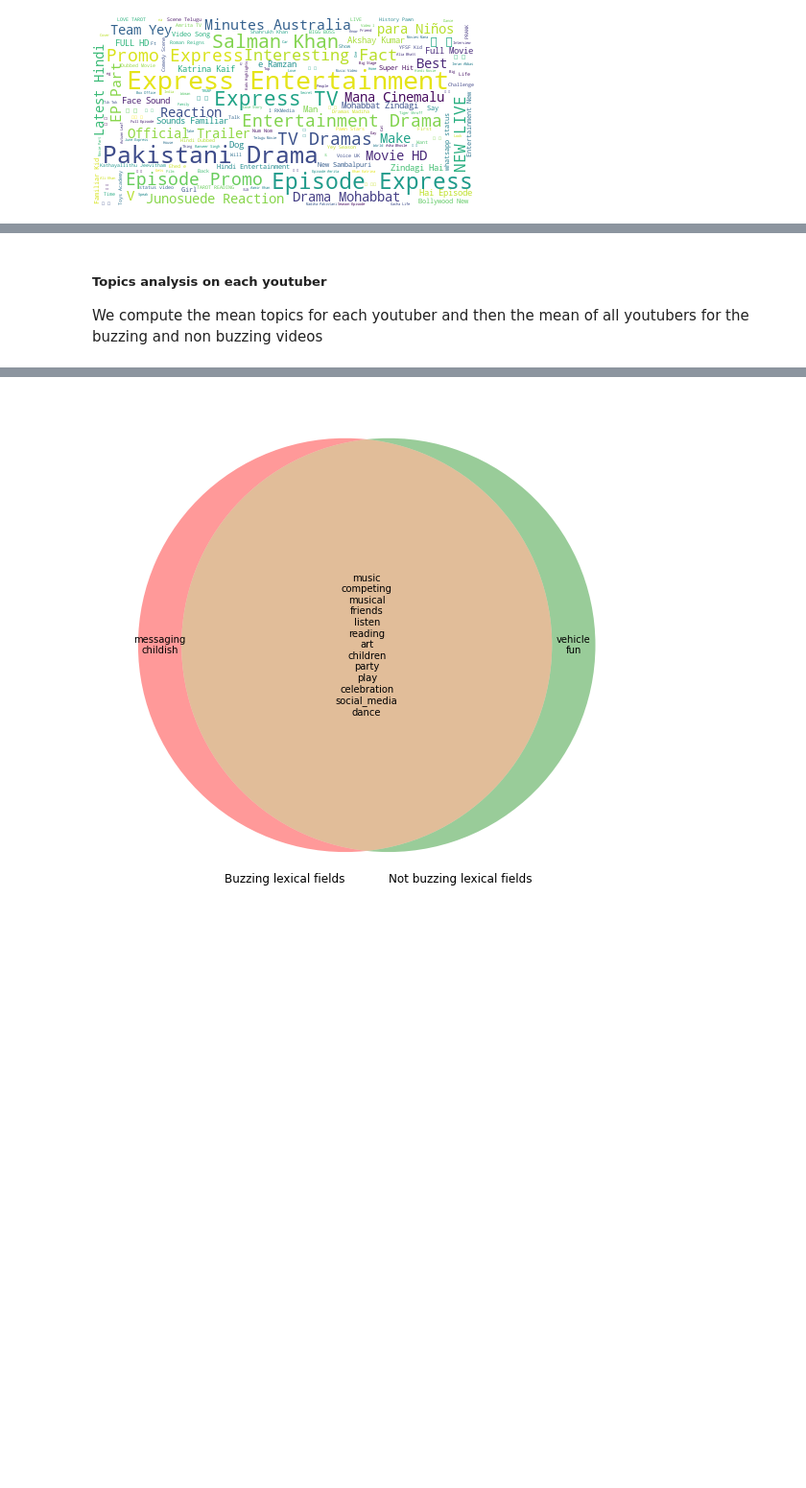
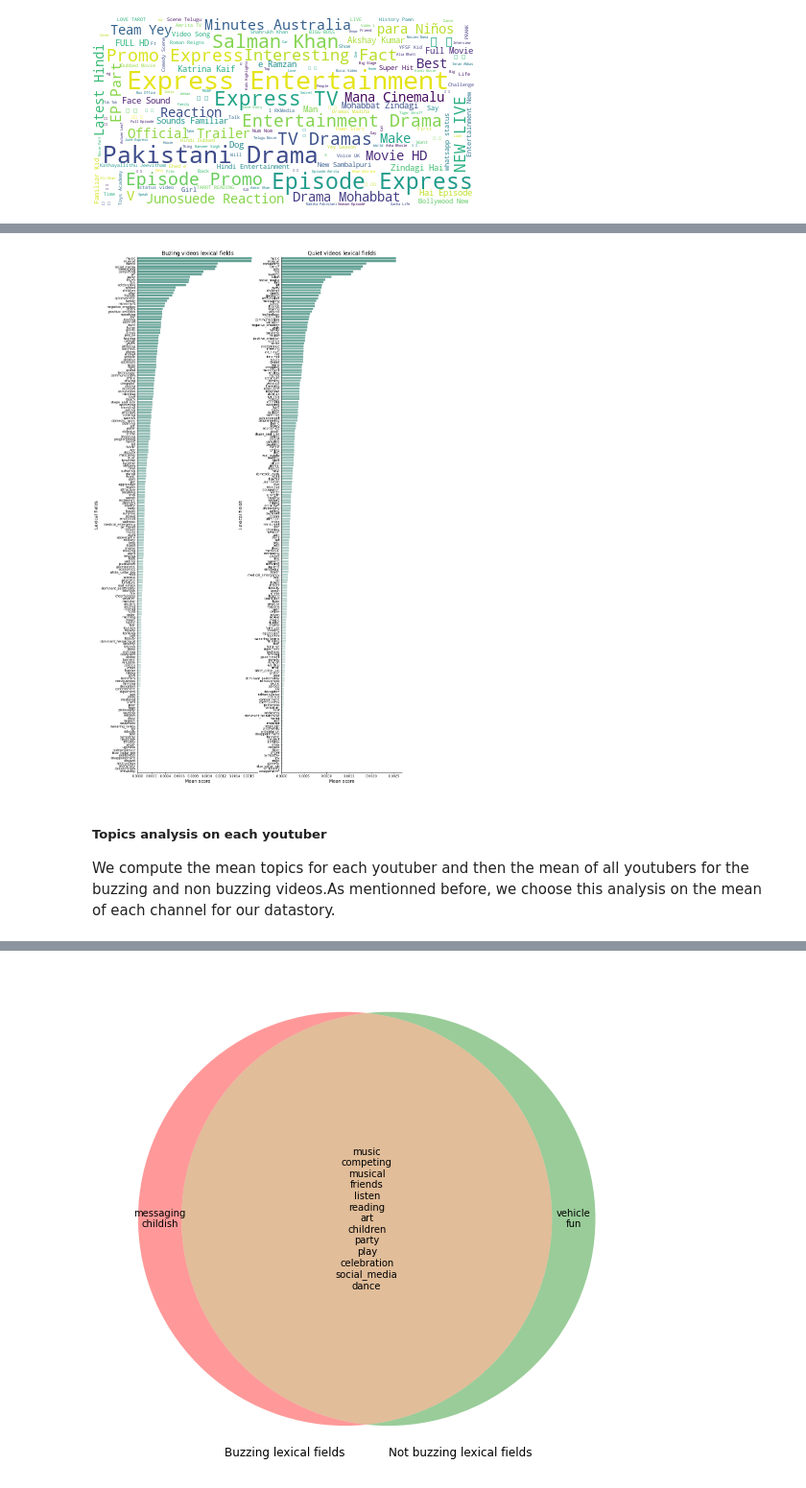
Before and after one commit to epfl-ada/ada-2022-project-croquemadame, a Jupyter notebook: P3/P3.ipynb, the cells around one changed output, grey strips where cells are left out. Shown at 96% size. Saved outputs shown, nothing was run; the diff lists cells and outputs as text; code cells hidden in the pictures; blank space fills up the shorter version.

```diff
--- a/P3/P3.ipynb
+++ b/P3/P3.ipynb
@@ -598,7 +607,42 @@ wordcloud.to_image()
+# %%
+topics_video= []
+topics_video.append(lexicon.analyze(buzz_videos['title'].str.cat(sep = ' '), normalize = True))
+topics_video.append(lexicon.analyze(quiet_videos['title'].str.cat(sep = ' '), normalize = True))
+topics_video = pd.DataFrame(topics_video, index = ['buzzing', 'quiet'])
+df= topics_video.copy().transpose()
+# %%
+df.reset_index(inplace=True)
+# %%
+#plot the topics for buzzing and not buzzing videos
+
+import seaborn as sns
+
+fig, ax = plt.subplots(1,2, figsize=(15, 30))
+
+palette = sns.color_palette("light:#5A9", n_colors = len(df))
+palette.reverse()
+
+df = df.sort_values(by=['buzzing'],  ascending=False)
+sns.barplot(x = 'buzzing', y = 'index', data=df, ax = ax[0], palette = palette)
+ax[0].set_title("Buzing videos lexical fields", fontsize = 17)
+ax[0].set_xlabel("Mean score", fontsize = 14)
+ax[0].set_ylabel("Lexical fields", fontsize = 14)
+ax[0].spines['right'].set_visible(False)
+ax[0].spines['top'].set_visible(False)
+
+df = df.sort_values(by=['quiet'],  ascending=False)
+sns.barplot(x = 'quiet', y = 'index', data=df, ax = ax[1], palette = palette)
+ax[1].set_title("Quiet videos lexical fields", fontsize = 17)
+ax[1].set_xlabel("Mean score", fontsize = 14)
+ax[1].set_ylabel("Lexical fields", fontsize = 14)
+ax[1].spines['right'].set_visible(False)
+ax[1].spines['top'].set_visible(False)
+# %% [output]
+[figure, added]
 # %% [markdown]
 ##### Topics analysis on each youtuber
 
-We compute the mean topics for each youtuber and then the mean of all youtubers for the buzzing and non buzzing videos
+We compute the mean topics for each youtuber and then the mean of all youtubers for the buzzing and non buzzing videos.As mentionned before, we choose this analysis on the mean of each channel for our datastory.
 # %%
 #iterate on the channels
 topics_buzzing = []
```
Also changed, not shown: parts of 8 cells of this notebook.
